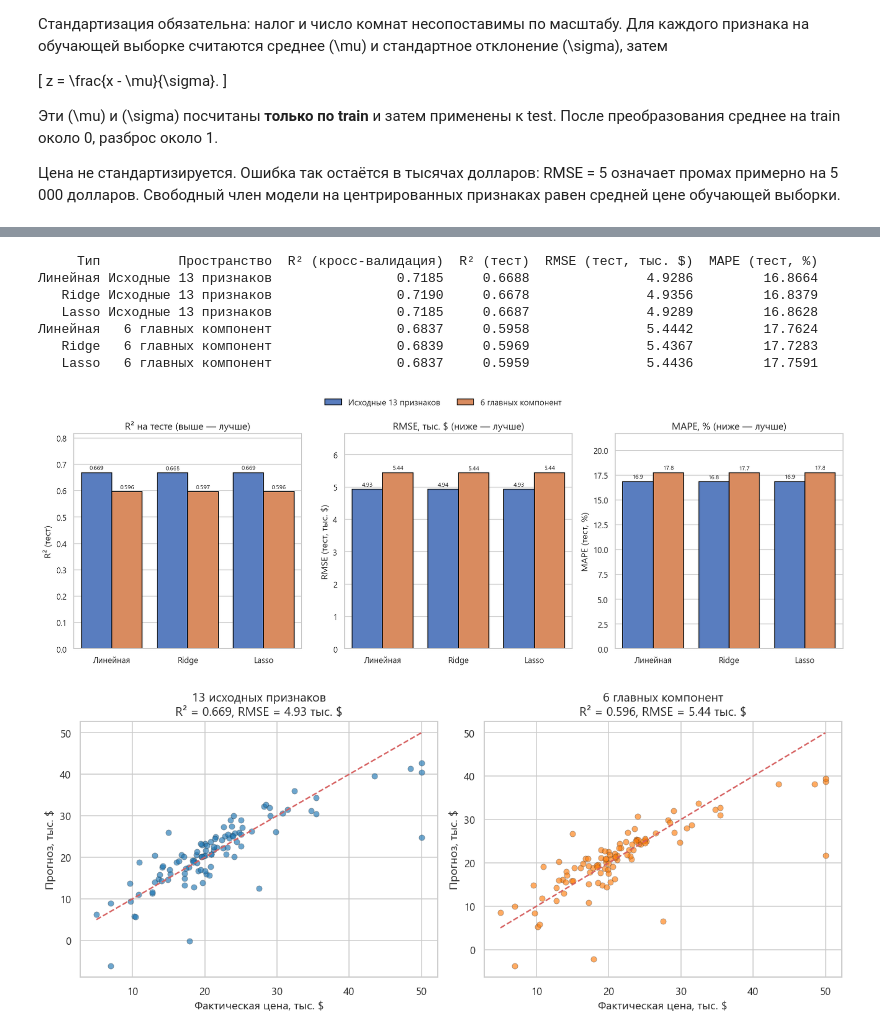
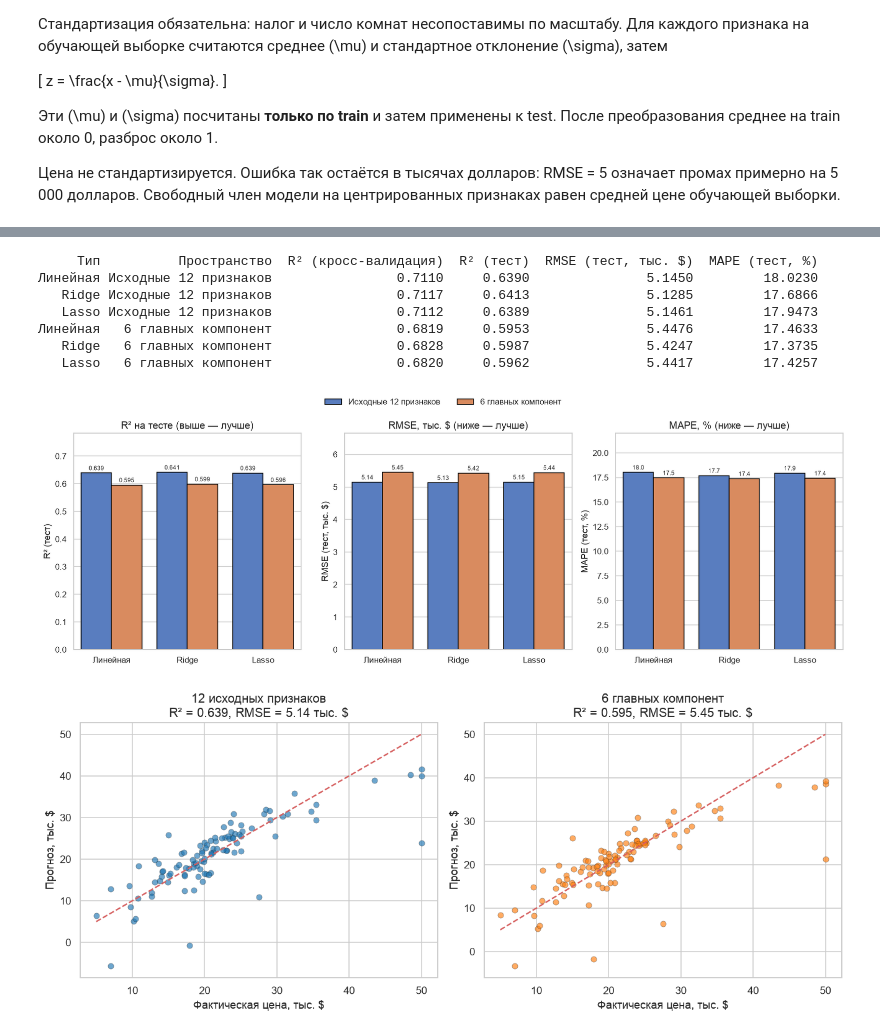
Before and after one commit to igor231223/Regression-and-Principal-Component-Analysis, a Jupyter notebook: Lab1.ipynb, the cells around one changed output, grey strips where cells are left out. Saved outputs shown, nothing was run; the diff lists cells and outputs as text; code cells hidden in the pictures.

```diff
--- a/Lab1.ipynb
+++ b/Lab1.ipynb
@@ -36,7 +36,7 @@ from sklearn.metrics import mean_squared_error, r2_score, mean_absolute_percenta
 from statsmodels.stats.outliers_influence import variance_inflation_factor
 
 sns.set_theme(style="whitegrid", palette="muted")
-plt.rcParams["font.family"] = "Segoe UI"
+plt.rcParams["font.family"] = "Arial"
 plt.rcParams["axes.unicode_minus"] = False
 plt.rcParams["font.size"] = 11
 plt.rcParams["axes.titlesize"] = 13
@@ -51,7 +51,6 @@ RU_NAMES = {
     "rm": "Число комнат",
     "age": "Старый жилфонд",
     "dis": "Удалённость",
-    "rad": "Индекс шоссе",
     "tax": "Налог",
     "ptratio": "Ученики/учитель",
     "b": "Индекс B",
@@ -60,10 +59,11 @@ RU_NAMES = {
 }
 
 df = pd.read_csv("data/boston_housing.csv")
+df = df.drop(columns=["rad"])
 df_ru = df.rename(columns=RU_NAMES)
 
 print("=" * 80)
-print(f"Размерность: {df_ru.shape[0]} районов, {df_ru.shape[1]} столбцов (13 признаков + цена)")
+print(f"Размерность: {df_ru.shape[0]} районов, {df_ru.shape[1]} столбцов (12 признаков + цена)")
 print("=" * 80)
 print("\nПервые 5 строк:")
 print(df_ru.head().to_string())
@@ -676,7 +651,7 @@ RMSE около **5.44 тыс. $** — промах примерно на 5 400
 # %%
 cmp_orig = df_results_orig.copy()
 cmp_pca = df_results_pca.copy()
-cmp_orig["Пространство"] = "Исходные 13 признаков"
+cmp_orig["Пространство"] = "Исходные 12 признаков"
 cmp_pca["Пространство"] = f"{k_opt} главных компонент"
 cmp_orig["Тип"] = ["Линейная", "Ridge", "Lasso"]
 cmp_pca["Тип"] = ["Линейная", "Ridge", "Lasso"]
@@ -702,42 +677,42 @@ for ax, (metric, title, fmt) in zip(axes, metric_specs):
     ax.set_xlabel("")
     ax.set_ylabel(metric)
     ax.set_ylim(0, all_models[metric].max() * 1.22)
     for container in ax.containers:
         ax.bar_label(container, fmt=f"%{fmt}", fontsize=8, padding=2)
     legend = ax.get_legend()
     if legend is not None:
         legend.remove()
 handles, labels = axes[0].get_legend_handles_labels()
 fig.legend(handles, labels, loc="upper center", ncol=2, frameon=False, bbox_to_anchor=(0.5, 1.08))
 plt.tight_layout()
 plt.show()
 
 lin_name = "Линейная регрессия"
 pca_lin_name = "Линейная (PCA)"
 fig, axes = plt.subplots(1, 2, figsize=(12, 5))
 for ax, pred, title, color in [
-    (axes[0], preds_orig[lin_name], "13 исходных признаков", "#1f77b4"),
+    (axes[0], preds_orig[lin_name], "12 исходных признаков", "#1f77b4"),
     (axes[1], preds_pca[pca_lin_name], f"{k_opt} главных компонент", "#ff7f0e"),
 ]:
     ax.scatter(y_test, pred, alpha=0.65, s=36, c=color, edgecolor="k", linewidth=0.3)
     ax.plot([5, 50], [5, 50], "r--", linewidth=1.5)
     r2 = r2_score(y_test, pred)
     rmse = np.sqrt(mean_squared_error(y_test, pred))
     ax.set_title(f"{title}\nR² = {r2:.3f}, RMSE = {rmse:.2f} тыс. $")
     ax.set_xlabel("Фактическая цена, тыс. $")
     ax.set_ylabel("Прогноз, тыс. $")
 plt.tight_layout()
 plt.show()
 # %% [output]
      Тип          Пространство  R² (кросс-валидация)  R² (тест)  RMSE (тест, тыс. $)  MAPE (тест, %)
-Линейная Исходные 13 признаков                0.7185     0.6688               4.9286         16.8664
-   Ridge Исходные 13 признаков                0.7190     0.6678               4.9356         16.8379
-   Lasso Исходные 13 признаков                0.7185     0.6687               4.9289         16.8628
-Линейная   6 главных компонент                0.6837     0.5958               5.4442         17.7624
-   Ridge   6 главных компонент                0.6839     0.5969               5.4367         17.7283
-   Lasso   6 главных компонент                0.6837     0.5959               5.4436         17.7591
+Линейная Исходные 12 признаков                0.7110     0.6390               5.1450         18.0230
+   Ridge Исходные 12 признаков                0.7117     0.6413               5.1285         17.6866
+   Lasso Исходные 12 признаков                0.7112     0.6389               5.1461         17.9473
+Линейная   6 главных компонент                0.6819     0.5953               5.4476         17.4633
+   Ridge   6 главных компонент                0.6828     0.5987               5.4247         17.3735
+   Lasso   6 главных компонент                0.6820     0.5962               5.4417         17.4257
-[figure, old version]
+[figure, new version]
-[figure, old version]
+[figure, new version]
 # %% [markdown]
 ### Пояснение к сравнению
 
```
Also changed, not shown: parts of 23 cells of this notebook, 5 other files.
